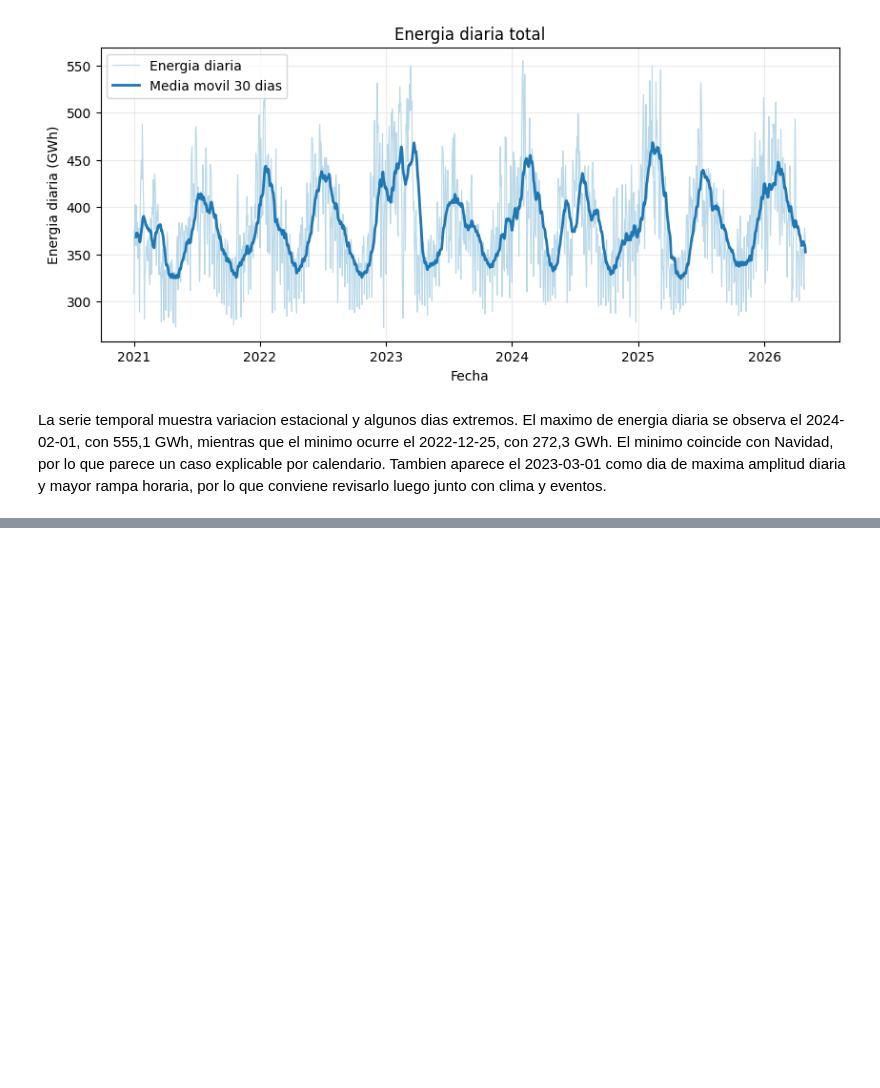
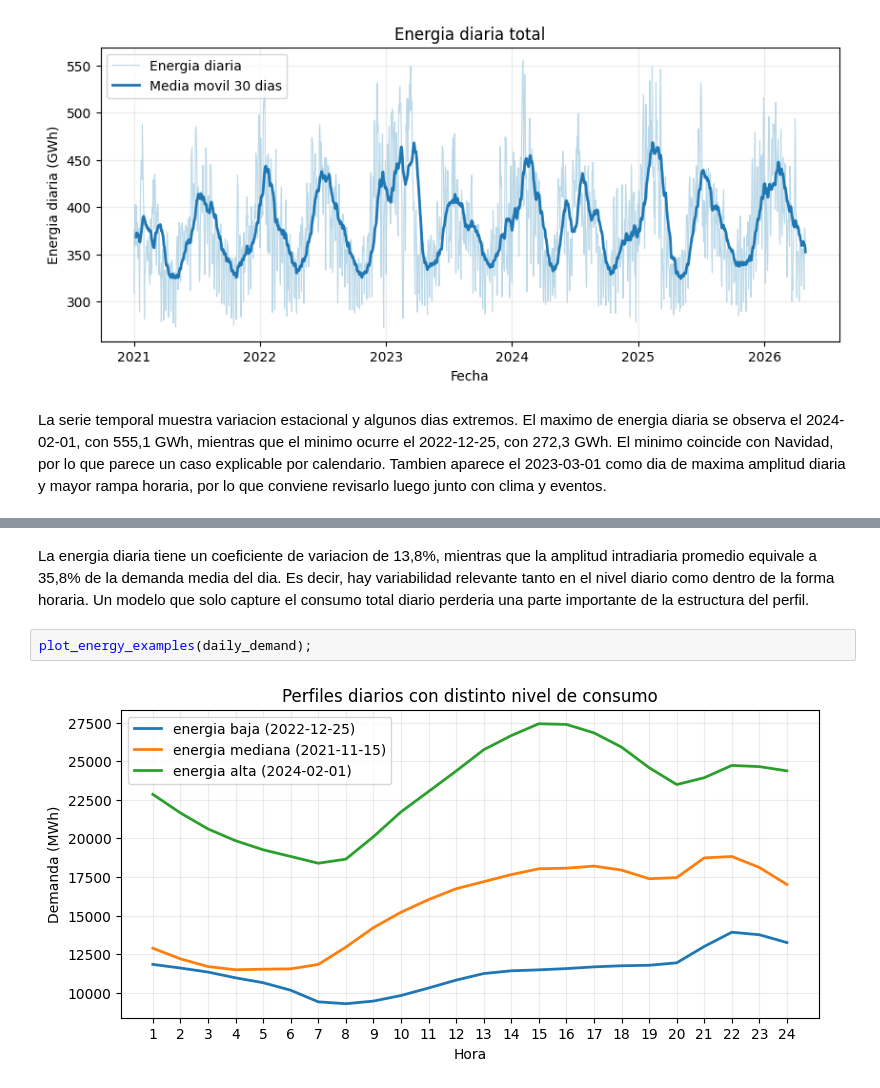
Before and after one commit to biancapaz/tp_final_ml, a Jupyter notebook: notebooks/eda.ipynb, the cells around one changed output, grey strips where cells are left out. Drawn from its saved outputs; the diff is of its cells as text; blank space fills up the shorter version.

Commit message:
#3 EDA, Forma vs nivel

```diff
--- a/notebooks/eda.ipynb
+++ b/notebooks/eda.ipynb
@@ -172,0 +200,6 @@ La serie temporal muestra variacion estacional y algunos dias extremos. El maxim
+# %% [markdown]
+La energia diaria tiene un coeficiente de variacion de 13,8%, mientras que la amplitud intradiaria promedio equivale a 35,8% de la demanda media del dia. Es decir, hay variabilidad relevante tanto en el nivel diario como dentro de la forma horaria. Un modelo que solo capture el consumo total diario perderia una parte importante de la estructura del perfil.
+# %%
+plot_energy_examples(daily_demand);
+# %% [output]
+[figure, added]
```
Also changed, not shown: parts of 11 cells of this notebook, 1 other file.
